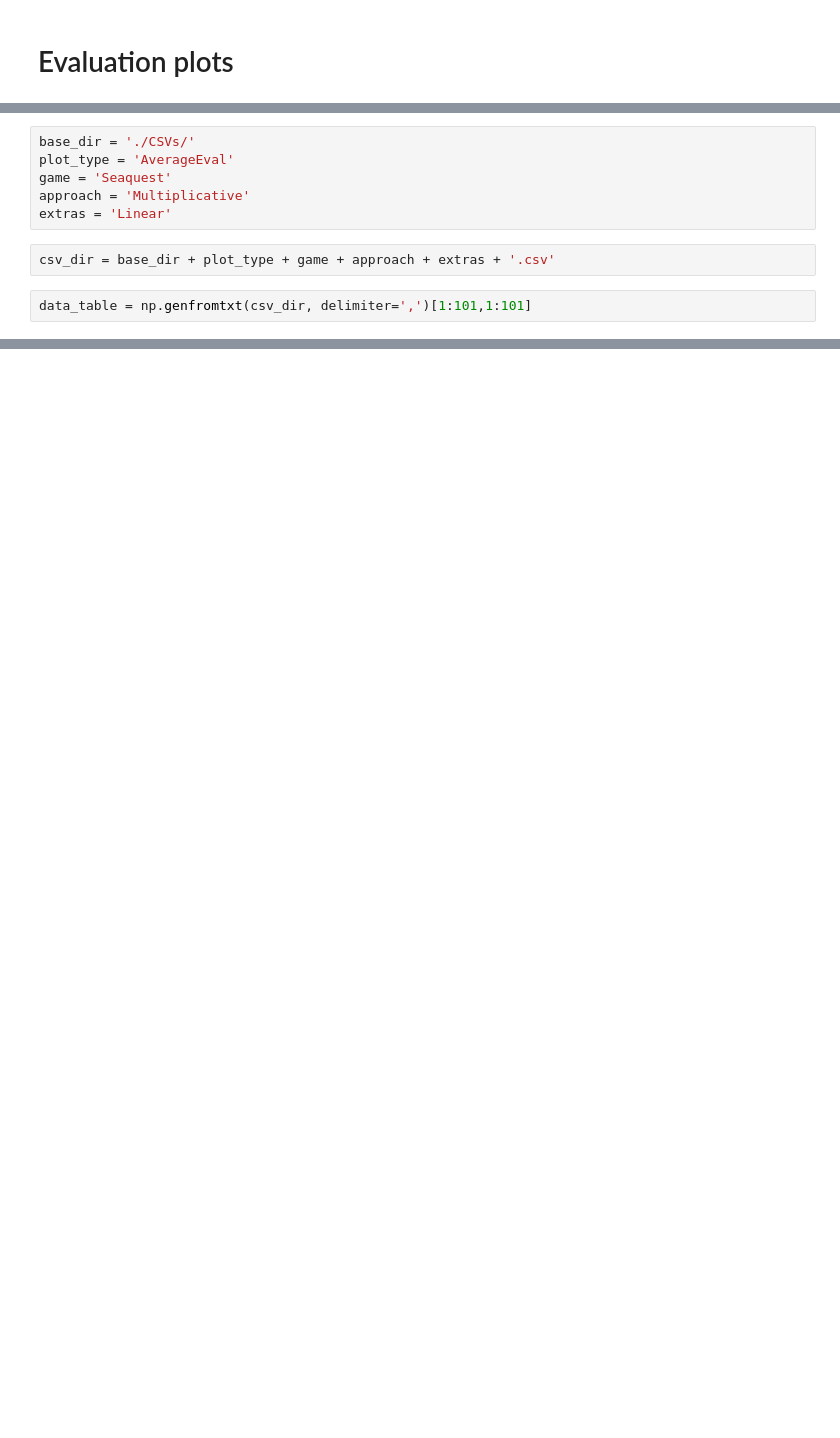
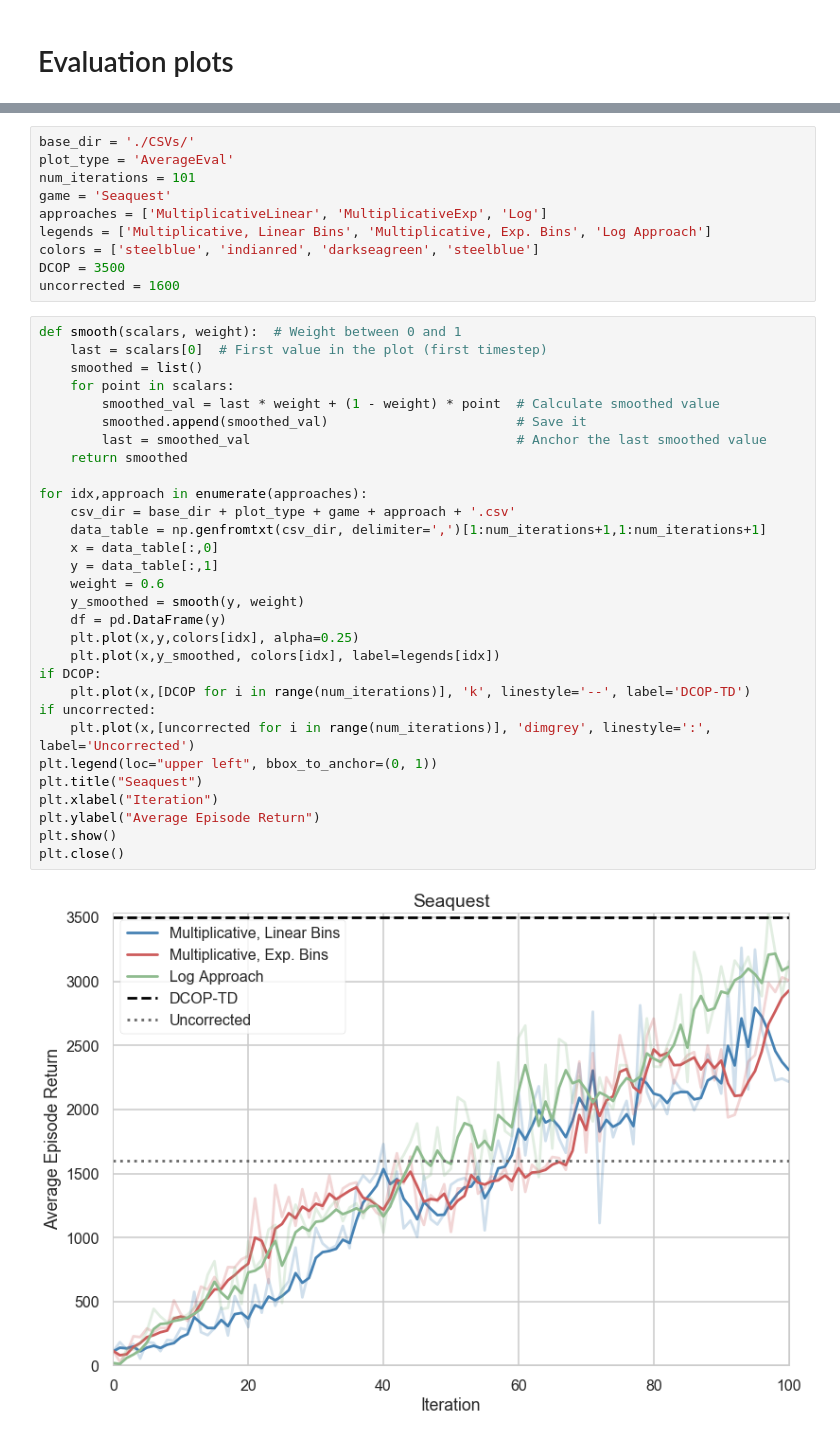
Before and after one commit to gbg141/dopamine, a Jupyter notebook: notebooks/Evaluation Plots.ipynb, the cells around one changed output, grey strips where cells are left out. Saved outputs shown, nothing was run; the diff lists cells and outputs as text; blank space fills up the shorter version.

Commit message:
Linear bins ready to run

```diff
--- a/notebooks/Evaluation Plots.ipynb
+++ b/notebooks/Evaluation Plots.ipynb
@@ -9,10 +16,0 @@ import seaborn
-# %%
-base_dir = './CSVs/'
-plot_type = 'AverageEval'
-game = 'Seaquest'
-approach = 'Multiplicative'
-extras = 'Linear'
-# %%
-csv_dir = base_dir + plot_type + game + approach + extras + '.csv'
-# %%
-data_table = np.genfromtxt(csv_dir, delimiter=',')[1:101,1:101]
@@ -27,0 +37,42 @@ data_table.shape
+# %%
+base_dir = './CSVs/'
+plot_type = 'AverageEval'
+num_iterations = 101
+game = 'Seaquest'
+approaches = ['MultiplicativeLinear', 'MultiplicativeExp', 'Log']
+legends = ['Multiplicative, Linear Bins', 'Multiplicative, Exp. Bins', 'Log Approach']
+colors = ['steelblue', 'indianred', 'darkseagreen', 'steelblue']
+DCOP = 3500
+uncorrected = 1600
+# %%
+def smooth(scalars, weight):  # Weight between 0 and 1
+    last = scalars[0]  # First value in the plot (first timestep)
+    smoothed = list()
+    for point in scalars:
+        smoothed_val = last * weight + (1 - weight) * point  # Calculate smoothed value
+        smoothed.append(smoothed_val)                        # Save it
+        last = smoothed_val                                  # Anchor the last smoothed value
+    return smoothed
+
+for idx,approach in enumerate(approaches):
+    csv_dir = base_dir + plot_type + game + approach + '.csv'
+    data_table = np.genfromtxt(csv_dir, delimiter=',')[1:num_iterations+1,1:num_iterations+1]
+    x = data_table[:,0]
+    y = data_table[:,1]
+    weight = 0.6
+    y_smoothed = smooth(y, weight)
+    df = pd.DataFrame(y)
+    plt.plot(x,y,colors[idx], alpha=0.25)
+    plt.plot(x,y_smoothed, colors[idx], label=legends[idx])
+if DCOP:
+    plt.plot(x,[DCOP for i in range(num_iterations)], 'k', linestyle='--', label='DCOP-TD')
+if uncorrected:
+    plt.plot(x,[uncorrected for i in range(num_iterations)], 'dimgrey', linestyle=':', label='Uncorrected')
+plt.legend(loc="upper left", bbox_to_anchor=(0, 1))
+plt.title("Seaquest")
+plt.xlabel("Iteration")
+plt.ylabel("Average Episode Return")
+plt.show()
+plt.close()
+# %% [output]
+[figure, added]
```
Also changed, not shown: parts of 4 cells of this notebook, 2 other files.
